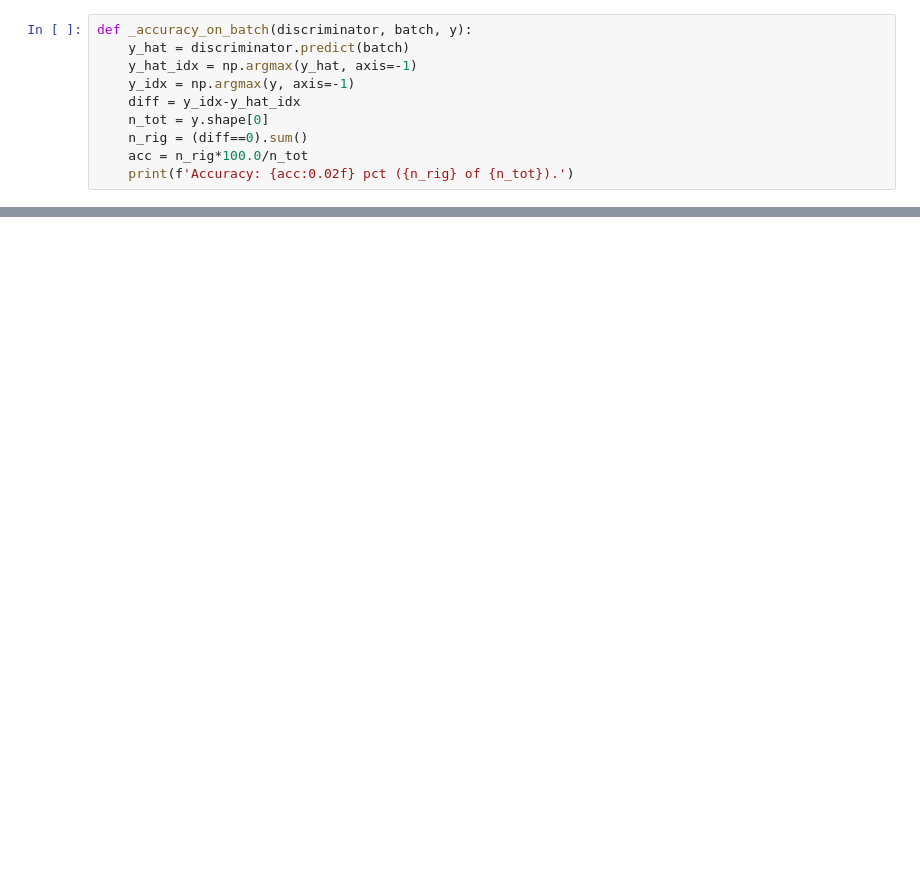
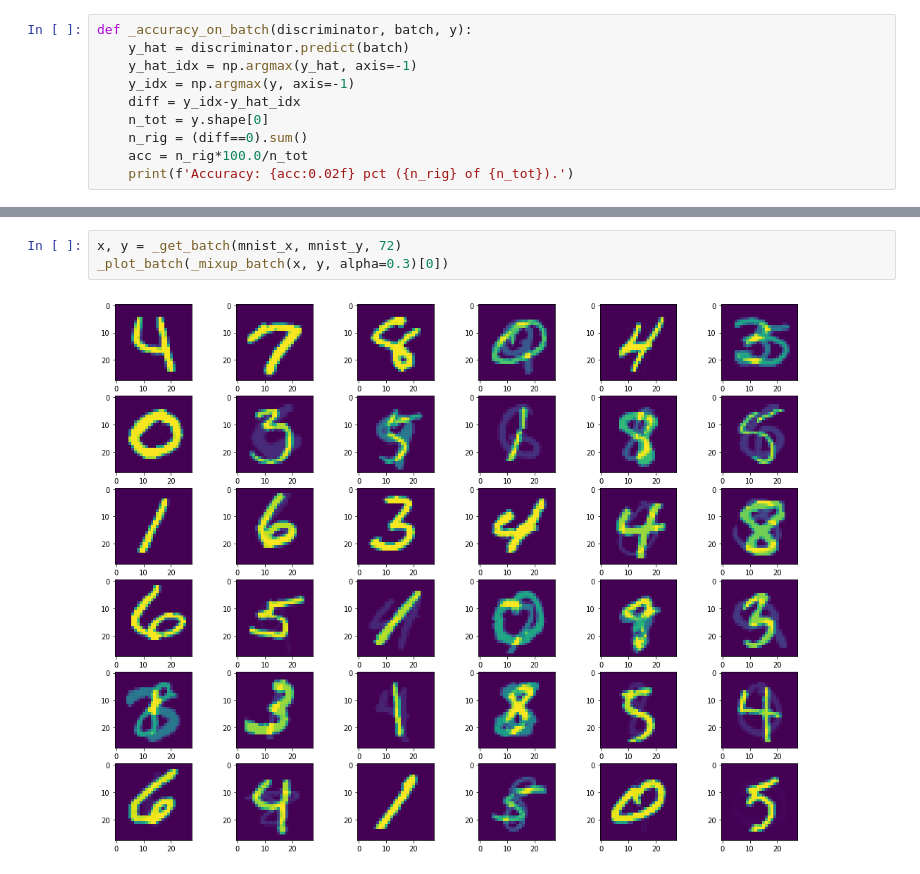
Before and after one commit to broadinstitute/ml4h, a Jupyter notebook: notebooks/mixup_mnist_cifar.ipynb, the cells around one changed output, grey strips where cells are left out. Drawn from its saved outputs; the diff is of its cells as text; blank space fills up the shorter version.

```diff
--- a/notebooks/mixup_mnist_cifar.ipynb
+++ b/notebooks/mixup_mnist_cifar.ipynb
@@ -122 +357,6 @@ def _train_on_batches(discriminator, x_train, y_train, steps, batch_size, mixup=
+# %%
+x, y = _get_batch(mnist_x, mnist_y, 72)
+_plot_batch(_mixup_batch(x, y, alpha=0.3)[0])
+# %% [output]
+[figure, added]
 # %%
```
Also changed, not shown: parts of 21 cells of this notebook.
